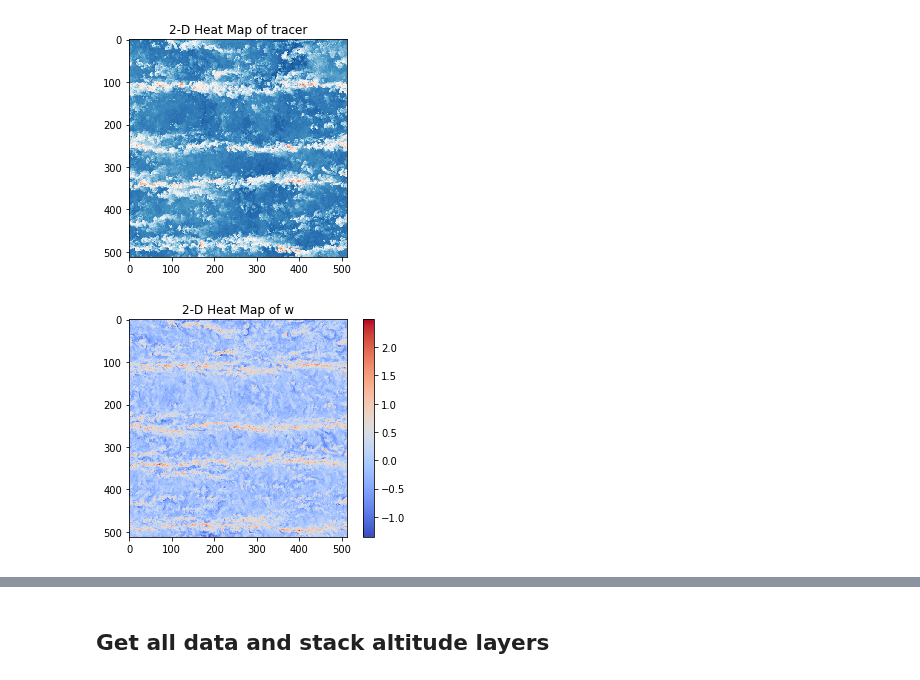
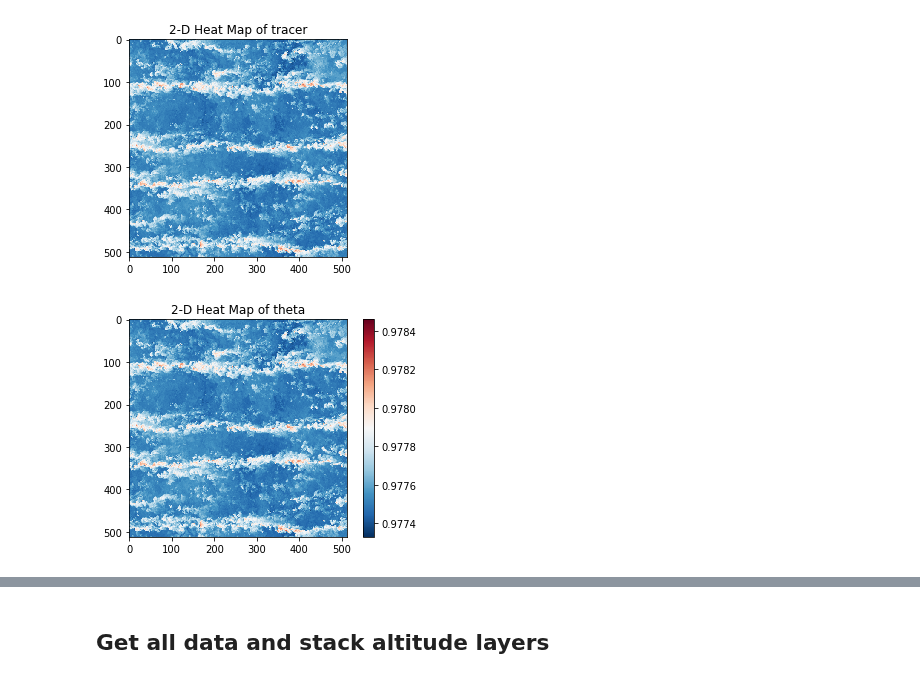
Before and after one commit to AdrienBq/Turbulence, a Jupyter notebook: explo/first_explo.ipynb, the cells around one changed output, grey strips where cells are left out. Drawn from its saved outputs; the diff is of its cells as text; code cells hidden in the pictures.

```diff
--- a/explo/first_explo.ipynb
+++ b/explo/first_explo.ipynb
@@ -83,6 +83,6 @@ def print_one_alt(path_data,color):
     plt.title( "2-D Heat Map of tracer" )
     plt.show()
 # %%
-utils.print_one_alt('data/wxy18_T10.nc','w',18,'coolwarm')
+utils.print_one_alt('data/thetaxy18_T10.nc','theta',18,'RdBu_r')
 # %% [output]
-[figure, old version]
+[figure, new version]
```
Also changed, not shown: parts of 2 cells of this notebook, 3 other files.
